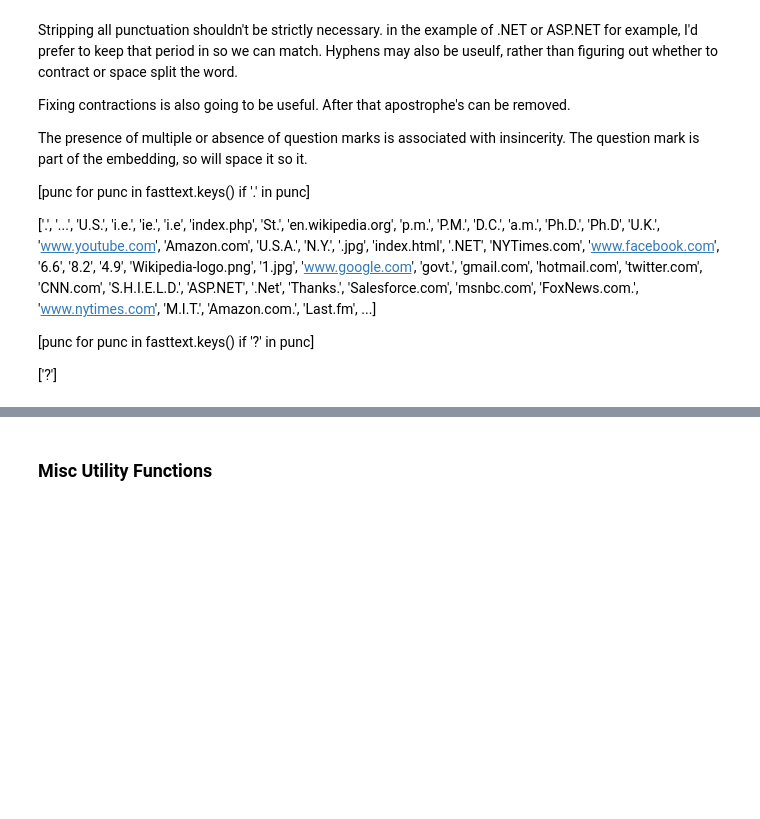
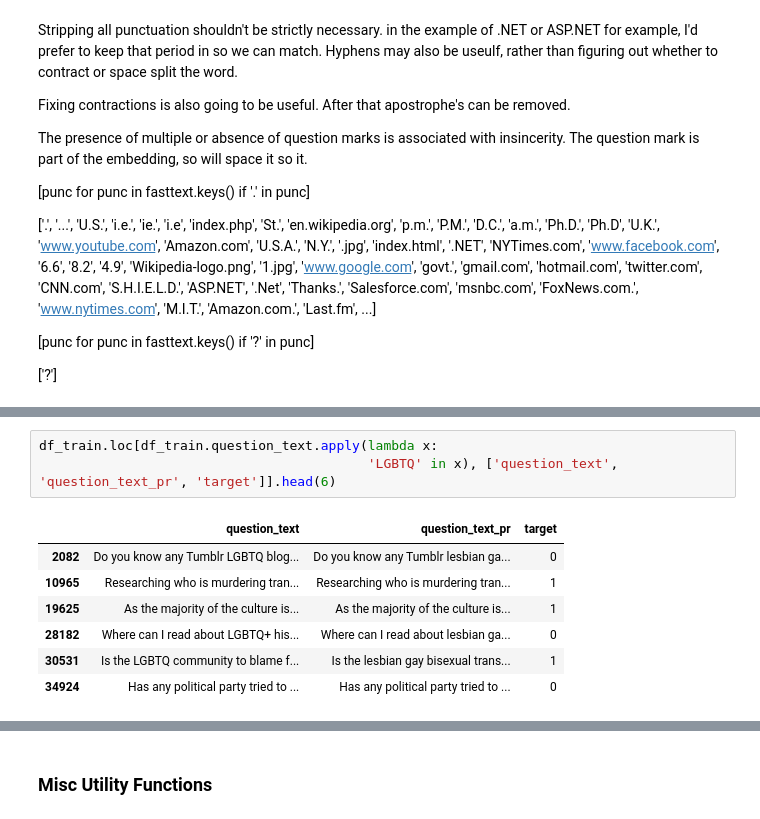
Before and after one commit to carrieisaacson/kaggle_quora, a Jupyter notebook: notebooks/2_PreProcessing.ipynb, the cells around one changed output, grey strips where cells are left out. Cells and saved outputs as stored; diff of their text form; blank space fills up the shorter version.

```diff
--- a/notebooks/2_PreProcessing.ipynb
+++ b/notebooks/2_PreProcessing.ipynb
@@ -664 +785,12 @@ df_tokens[np.logical_not(df_tokens.embedding)].head(10)
+# %%
+df_train.loc[df_train.question_text.apply(lambda x:
+                                          'LGBTQ' in x), ['question_text', 'question_text_pr', 'target']].head(6)
+# %% [output]
+|  | question_text | question_text_pr | target |
+| 2082 | Do you know any Tumblr LGBTQ blog... | Do you know any Tumblr lesbian ga... | 0 |
+| 10965 | Researching who is murdering tran... | Researching who is murdering tran... | 1 |
+| 19625 | As the majority of the culture is... | As the majority of the culture is... | 1 |
+| 28182 | Where can I read about LGBTQ+ his... | Where can I read about lesbian ga... | 0 |
+| 30531 | Is the LGBTQ community to blame f... | Is the lesbian gay bisexual trans... | 1 |
+| 34924 | Has any political party tried to ... | Has any political party tried to ... | 0 |
 # %%
```
Also changed, not shown: parts of 13 cells of this notebook.
